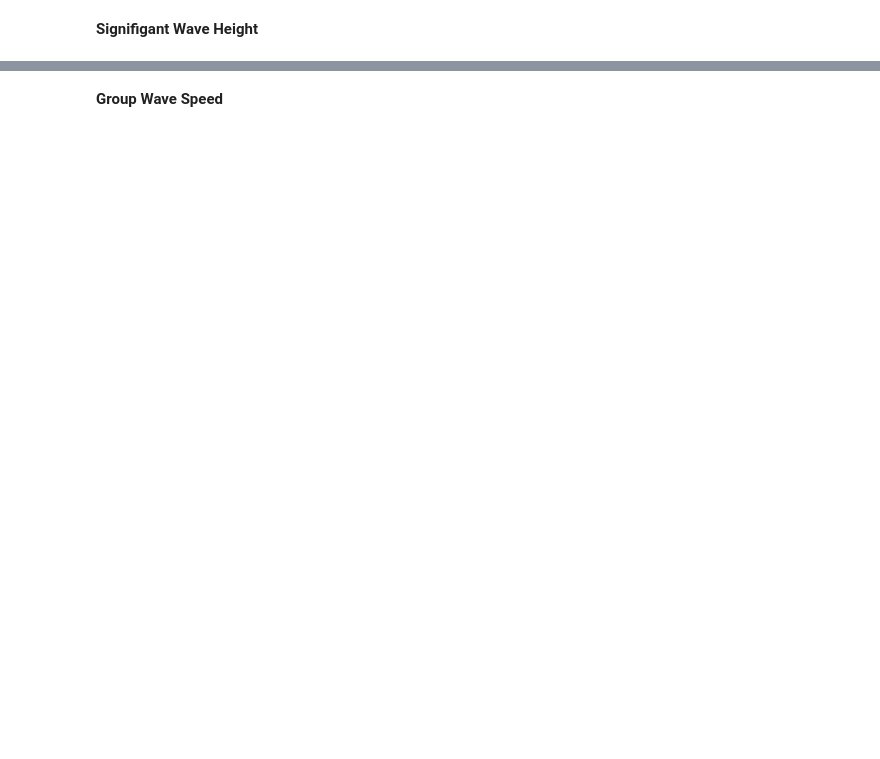
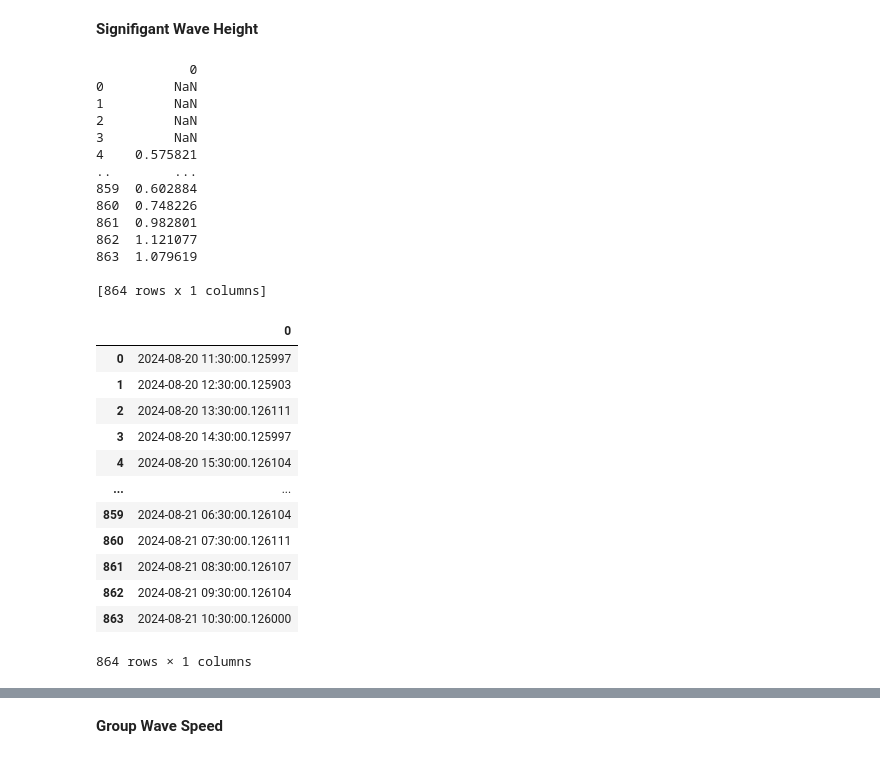
Before and after one commit to NCSU-CHAZ/BOEM-Oak-Island, a Jupyter notebook: notebooks/BOEM_bulkstats.ipynb, the cells around one changed output, grey strips where cells are left out. Saved outputs shown, nothing was run; the diff lists cells and outputs as text; code cells hidden in the pictures; blank space fills up the shorter version.

```diff
--- a/notebooks/BOEM_bulkstats.ipynb
+++ b/notebooks/BOEM_bulkstats.ipynb
@@ -92,5 +94,36 @@ plt.show()
 # %% [markdown]
 **Signifigant Wave Height**
+# %%
+print(waves["SignificantWaveHeight"])
+waves["Time"]
+# %% [output]
+            0
+0         NaN
+1         NaN
+2         NaN
+3         NaN
+4    0.575821
+..        ...
+859  0.602884
+860  0.748226
+861  0.982801
+862  1.121077
+863  1.079619
+
+[864 rows x 1 columns]
+|  | 0 |
+| 0 | 2024-08-20 11:30:00.125997 |
+| 1 | 2024-08-20 12:30:00.125903 |
+| 2 | 2024-08-20 13:30:00.126111 |
+| 3 | 2024-08-20 14:30:00.125997 |
+| 4 | 2024-08-20 15:30:00.126104 |
+| ... | ... |
+| 859 | 2024-08-21 06:30:00.126104 |
+| 860 | 2024-08-21 07:30:00.126111 |
+| 861 | 2024-08-21 08:30:00.126107 |
+| 862 | 2024-08-21 09:30:00.126104 |
+| 863 | 2024-08-21 10:30:00.126000 |
+864 rows × 1 columns
 # %%
 # Plot Mean Wave Period vs Time
 plt.plot(waves["Time"], waves["SignificantWaveHeight"], label="Signifigant Wave Height")
```
Also changed, not shown: parts of 7 cells of this notebook, 2 other files.
